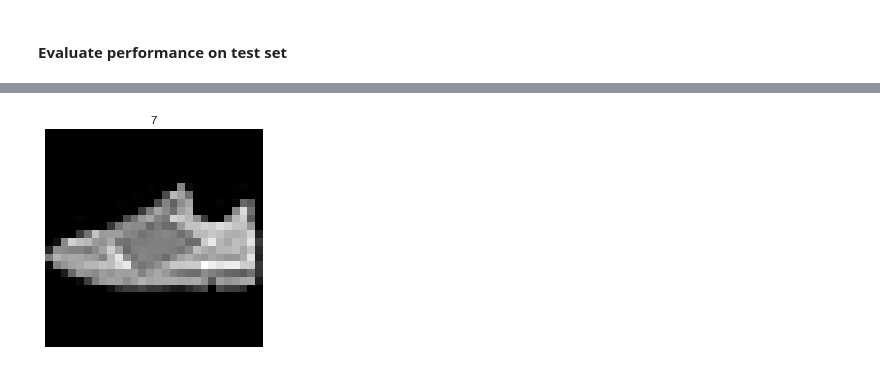
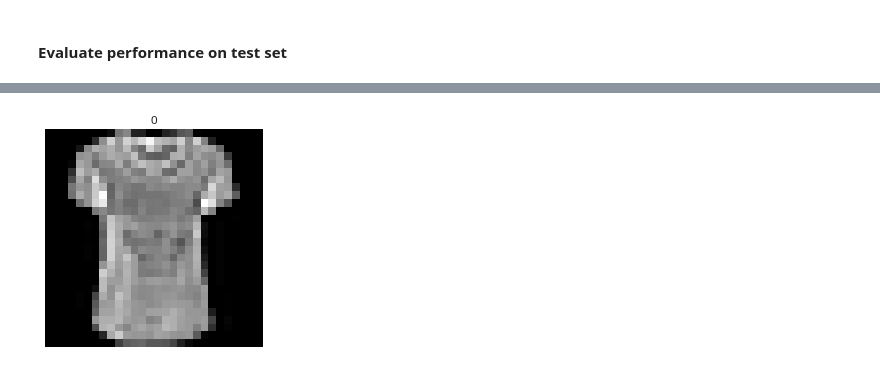
Before and after one commit to lemonad/deep-learning-ht19-lab1, a Jupyter notebook: lab1-fashion-mnist.ipynb, the cells around one changed output, grey strips where cells are left out. Drawn from its saved outputs; the diff is of its cells as text; code cells hidden in the pictures.

```diff
--- a/lab1-fashion-mnist.ipynb
+++ b/lab1-fashion-mnist.ipynb
@@ -732,10 +824,11 @@ Performance on test set for the "best" model seen during training:
 # %%
-# Get random image from test set (unseen during model training)
-ix = np.random.randint(len(test_labels))
+# Get image from test set (unseen during model training)
+ix = 488  # an example with high uncertainty
+# ix = 999  # an example with low uncertainty
 plt.figure()
 plt.imshow(test_images[ix].reshape((28, 28)), cmap="gray"), plt.axis("off")
 plt.title(test_labels[ix])
 plt.show()
 # %% [output]
-[figure, old version]
+[figure, new version]
 # %%
```
Also changed, not shown: parts of 45 cells of this notebook, 2 other files.
